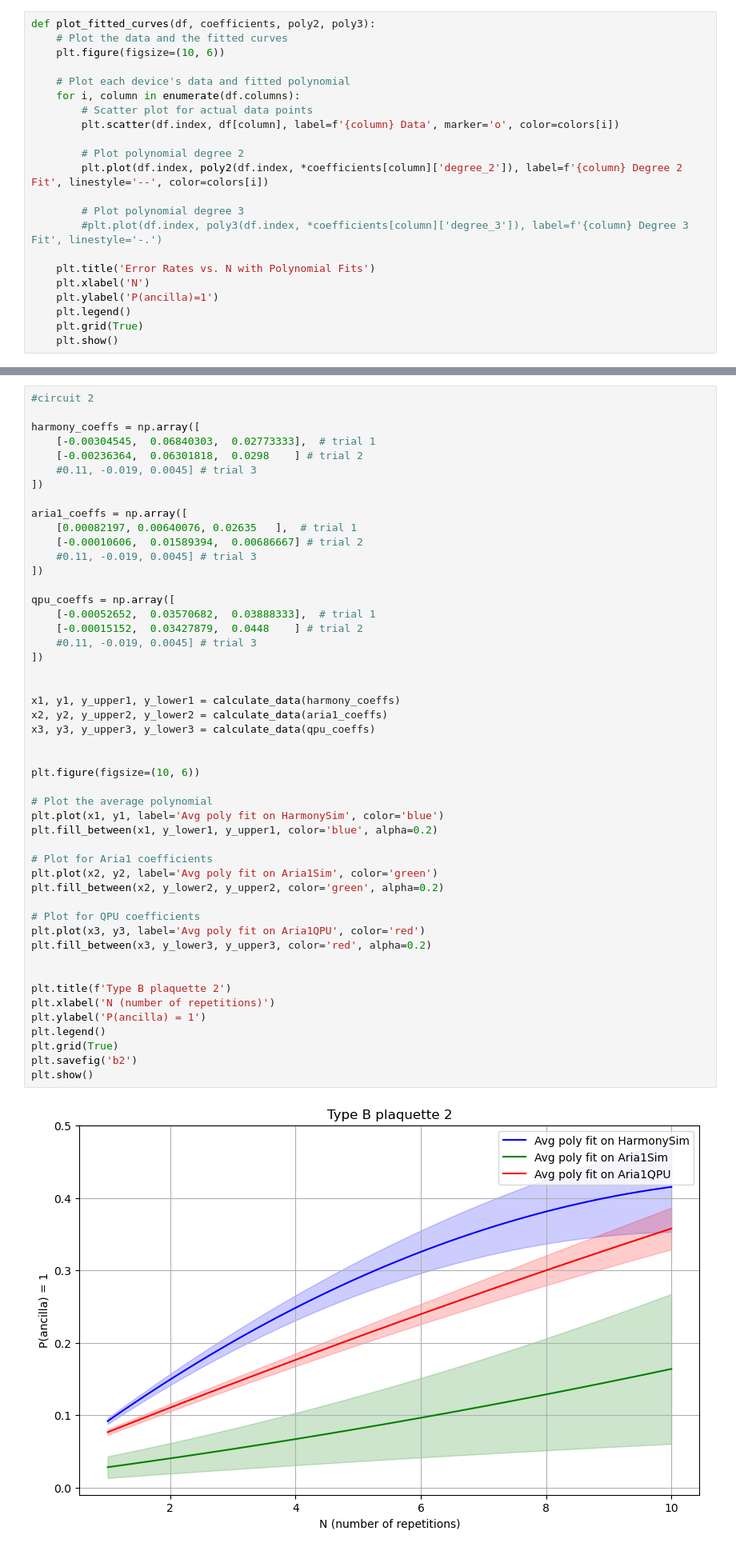
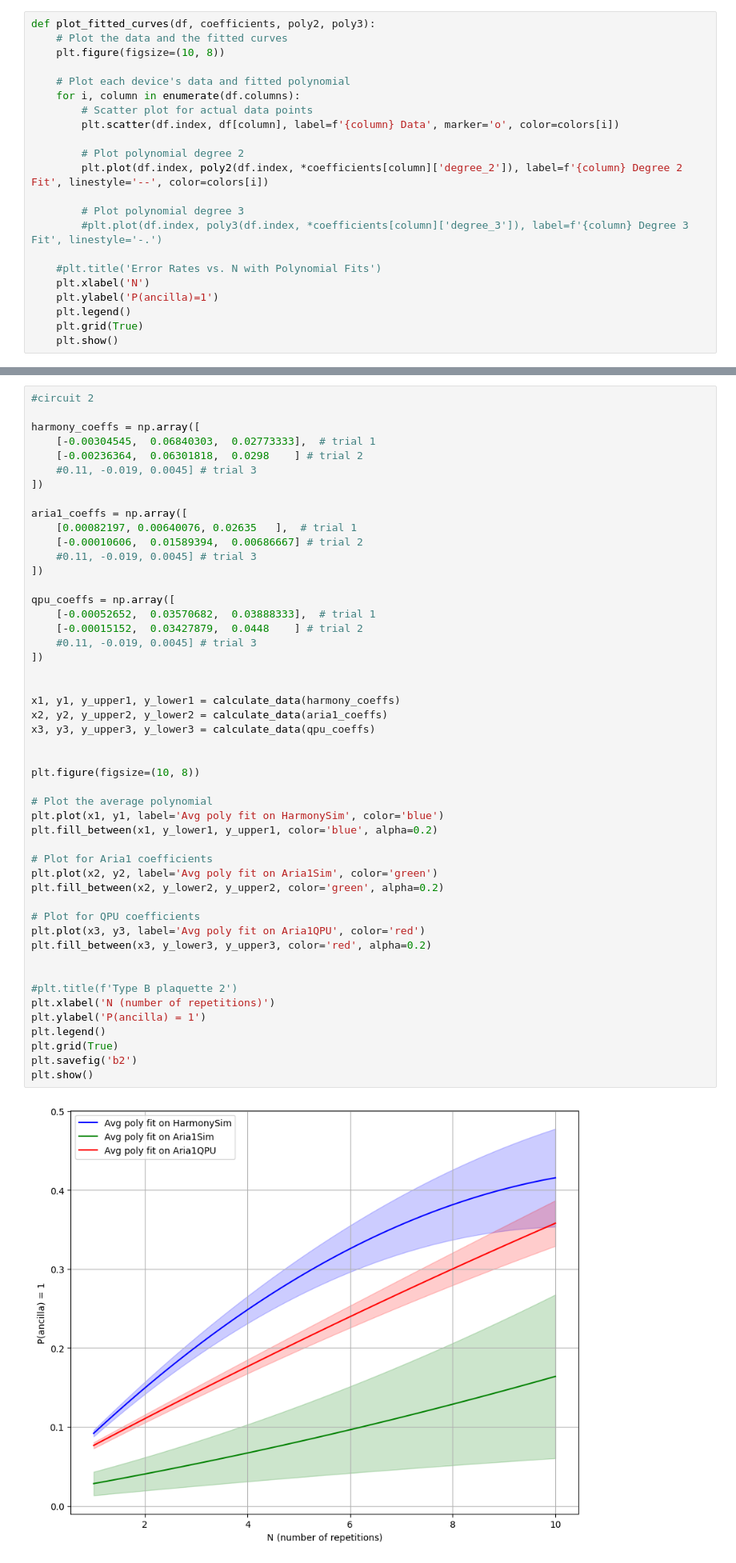
Before and after one commit to huyenemma/qt-native-gate-optimization, a Jupyter notebook: type_b_curve_fit.ipynb, the cells around one changed output, grey strips where cells are left out. Shown at 80% size. Drawn from its saved outputs; the diff is of its cells as text.

```diff
--- a/type_b_curve_fit.ipynb
+++ b/type_b_curve_fit.ipynb
@@ -59,7 +59,7 @@ def find_coeff(df, poly2, poly3):
 # %%
 def plot_fitted_curves(df, coefficients, poly2, poly3):
     # Plot the data and the fitted curves
-    plt.figure(figsize=(10, 6))
+    plt.figure(figsize=(10, 8))
 
     # Plot each device's data and fitted polynomial
     for i, column in enumerate(df.columns):
@@ -72,7 +72,7 @@ def plot_fitted_curves(df, coefficients, poly2, poly3):
         # Plot polynomial degree 3
         #plt.plot(df.index, poly3(df.index, *coefficients[column]['degree_3']), label=f'{column} Degree 3 Fit', linestyle='-.')
 
-    plt.title('Error Rates vs. N with Polynomial Fits')
+    #plt.title('Error Rates vs. N with Polynomial Fits')
     plt.xlabel('N')
     plt.ylabel('P(ancilla)=1')
     plt.legend()
@@ -207,36 +207,36 @@ qpu_coeffs = np.array([
     #0.11, -0.019, 0.0045] # trial 3
 ])
 
 
 x1, y1, y_upper1, y_lower1 = calculate_data(harmony_coeffs)
 x2, y2, y_upper2, y_lower2 = calculate_data(aria1_coeffs)
 x3, y3, y_upper3, y_lower3 = calculate_data(qpu_coeffs)
 
 
-plt.figure(figsize=(10, 6))
+plt.figure(figsize=(10, 8))
 
 # Plot the average polynomial
 plt.plot(x1, y1, label='Avg poly fit on HarmonySim', color='blue')
 plt.fill_between(x1, y_lower1, y_upper1, color='blue', alpha=0.2)
 
 # Plot for Aria1 coefficients
 plt.plot(x2, y2, label='Avg poly fit on Aria1Sim', color='green')
 plt.fill_between(x2, y_lower2, y_upper2, color='green', alpha=0.2)
 
 # Plot for QPU coefficients
 plt.plot(x3, y3, label='Avg poly fit on Aria1QPU', color='red')
 plt.fill_between(x3, y_lower3, y_upper3, color='red', alpha=0.2)
 
 
-plt.title(f'Type B plaquette 2')
+#plt.title(f'Type B plaquette 2')
 plt.xlabel('N (number of repetitions)')
 plt.ylabel('P(ancilla) = 1')
 plt.legend()
 plt.grid(True)
 plt.savefig('b2')
 plt.show()
 # %% [output]
-[figure, old version]
+[figure, new version]
 # %%
 #circuit 3
 
```
Also changed, not shown: parts of 3 cells of this notebook, 24 other files.
